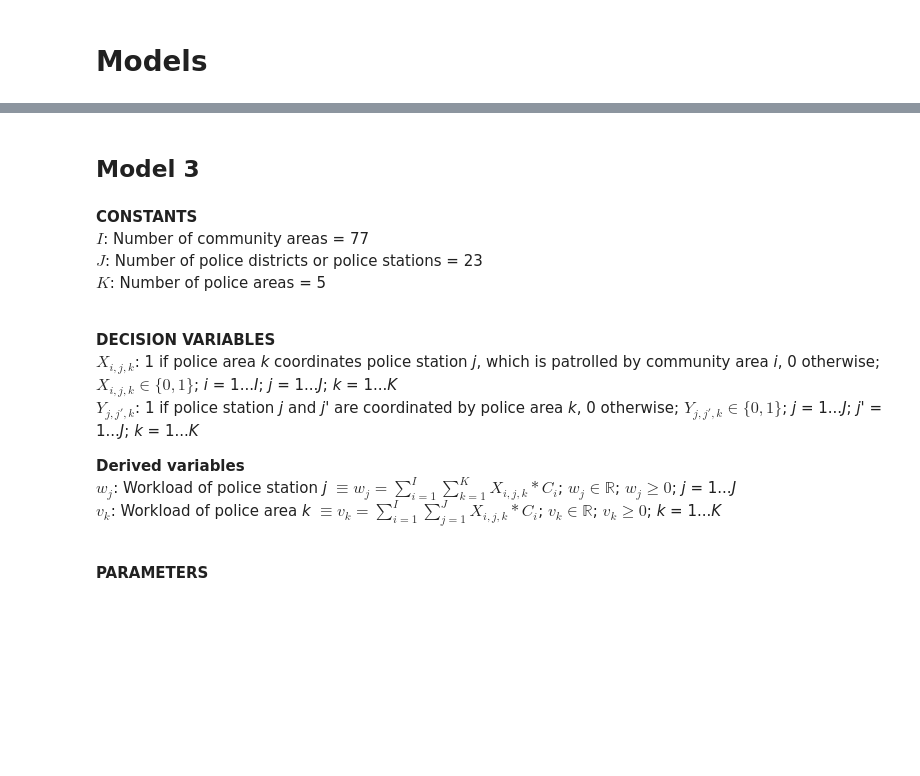
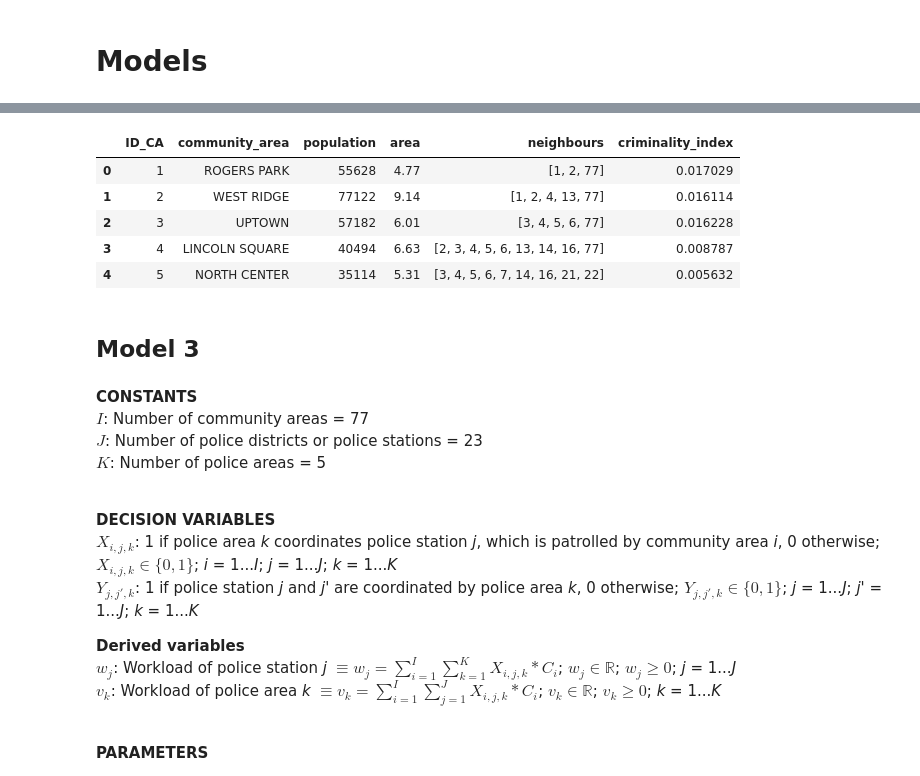
Before and after one commit to aitanarules/police_department_opt, a Jupyter notebook: model_3.ipynb, the cells around one changed output, grey strips where cells are left out. Drawn from its saved outputs; the diff is of its cells as text; code cells hidden in the pictures; blank space fills up the shorter version.

```diff
--- a/model_3.ipynb
+++ b/model_3.ipynb
@@ -3,3 +22,12 @@
+# %%
+community_areas.head()
+# %% [output]
+|  | ID_CA | community_area | population | area | neighbours | criminality_index |
+| 0 | 1 | ROGERS PARK | 55628 | 4.77 | [1, 2, 77] | 0.017029 |
+| 1 | 2 | WEST RIDGE | 77122 | 9.14 | [1, 2, 4, 13, 77] | 0.016114 |
+| 2 | 3 | UPTOWN | 57182 | 6.01 | [3, 4, 5, 6, 77] | 0.016228 |
+| 3 | 4 | LINCOLN SQUARE | 40494 | 6.63 | [2, 3, 4, 5, 6, 13, 14, 16, 77] | 0.008787 |
+| 4 | 5 | NORTH CENTER | 35114 | 5.31 | [3, 4, 5, 6, 7, 14, 16, 21, 22] | 0.005632 |
 # %% [markdown]
 ## Model 3
 # %% [markdown]
```
Also changed, not shown: parts of 13 cells of this notebook, 6 other files.
